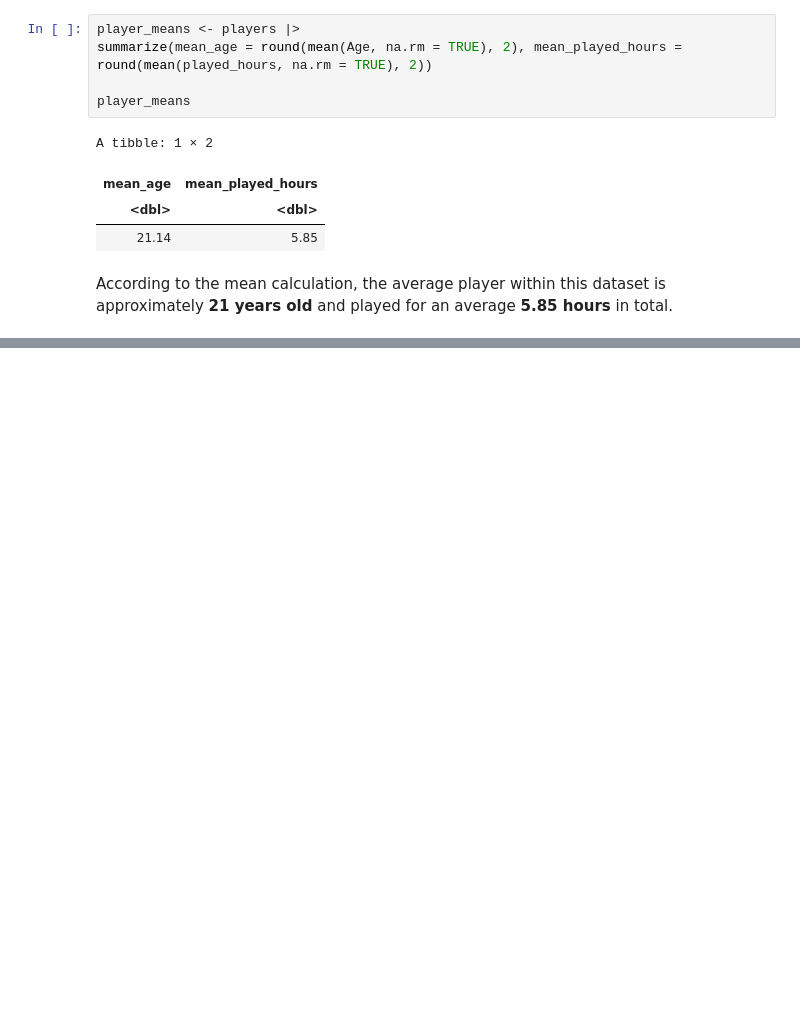
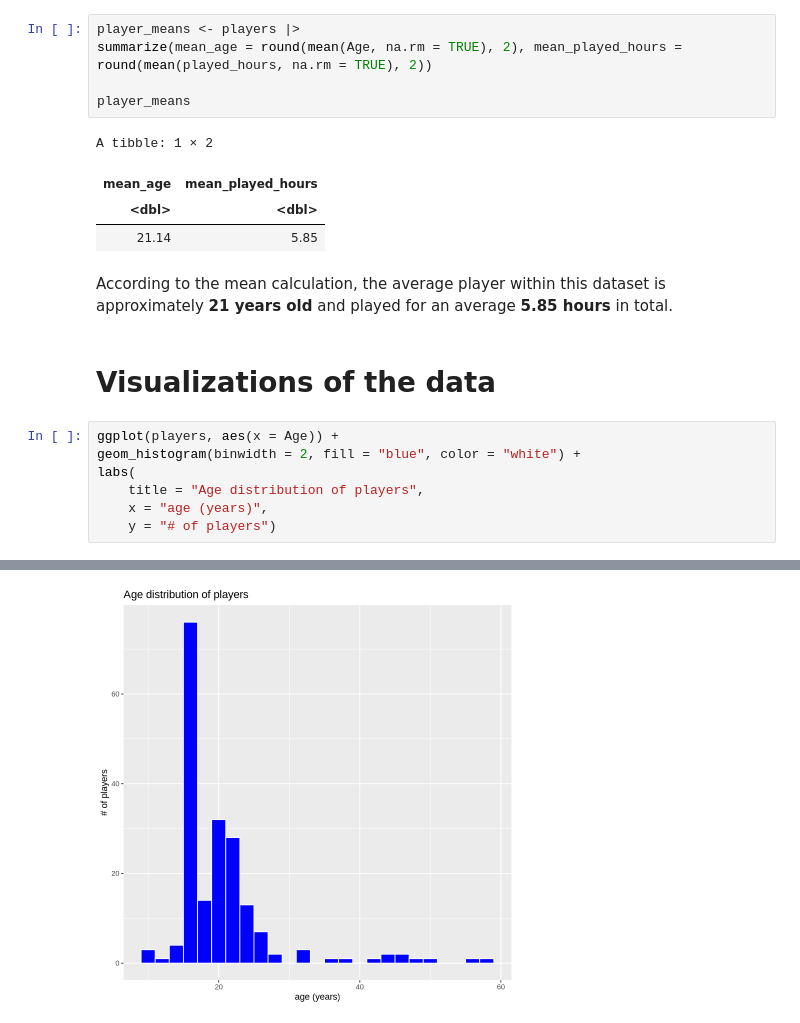
Before and after one commit to agogiberidze/dsci-100-project-individual-planning-stage, a Jupyter notebook: individual project planning stage.ipynb, the cells around one changed output, grey strips where cells are left out. Drawn from its saved outputs; the diff is of its cells as text; blank space fills up the shorter version.

Commit message:
Added data visualizations, summarized them in a few words

```diff
--- a/individual project planning stage.ipynb
+++ b/individual project planning stage.ipynb
@@ -84,3 +84,13 @@ A tibble: 1 × 2
 | 21.14 | 5.85 |
 # %% [markdown]
 According to the mean calculation, the average player within this dataset is approximately **21 years old** and played for an average **5.85 hours** in total.
+# %% [markdown]
+# Visualizations of the data
+# %%
+ggplot(players, aes(x = Age)) +
+geom_histogram(binwidth = 2, fill = "blue", color = "white") +
+labs(
+    title = "Age distribution of players",
+    x = "age (years)",
+    y = "# of players")
+# %% [output]
@@ -86,0 +99 @@ According to the mean calculation, the average player within this dataset is app
+[figure, added]
```
Also changed, not shown: parts of 7 cells of this notebook.
